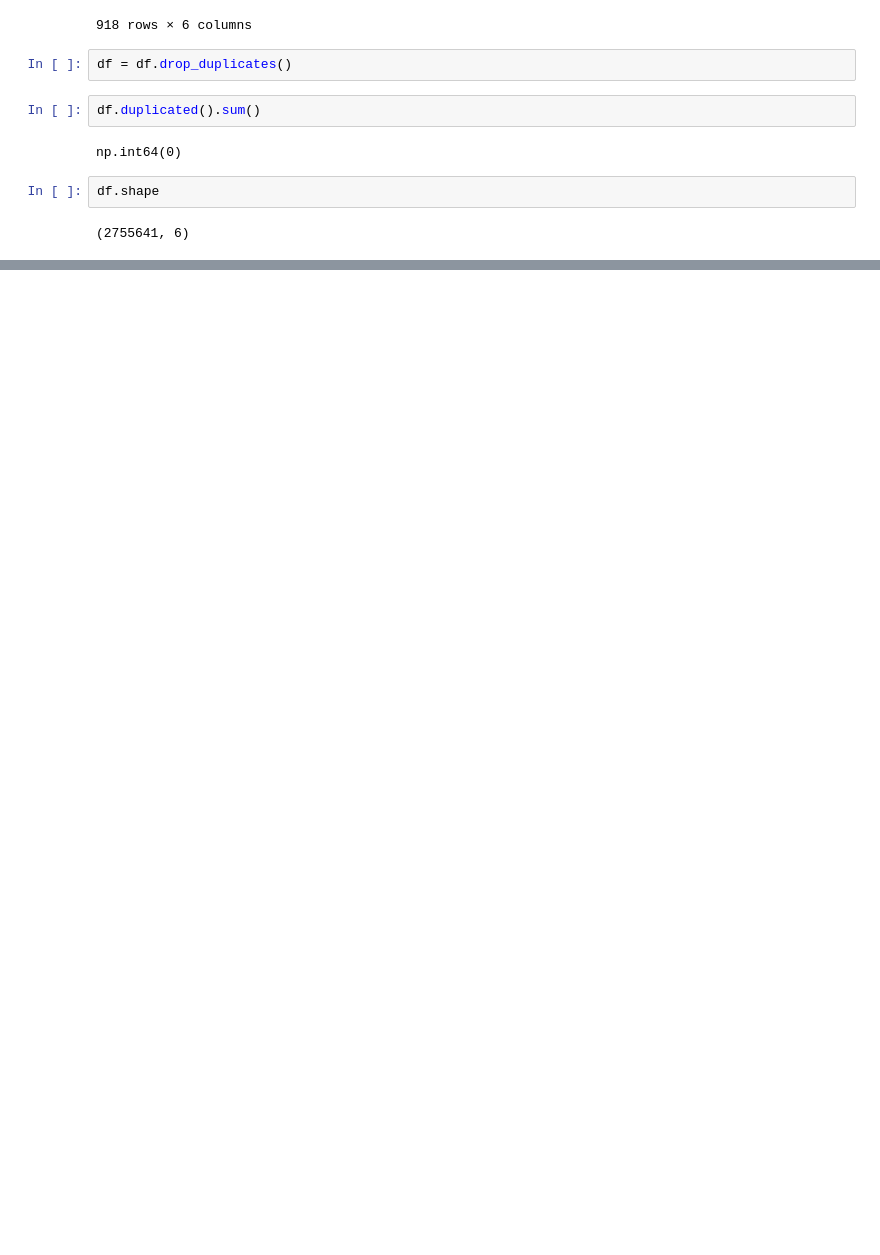
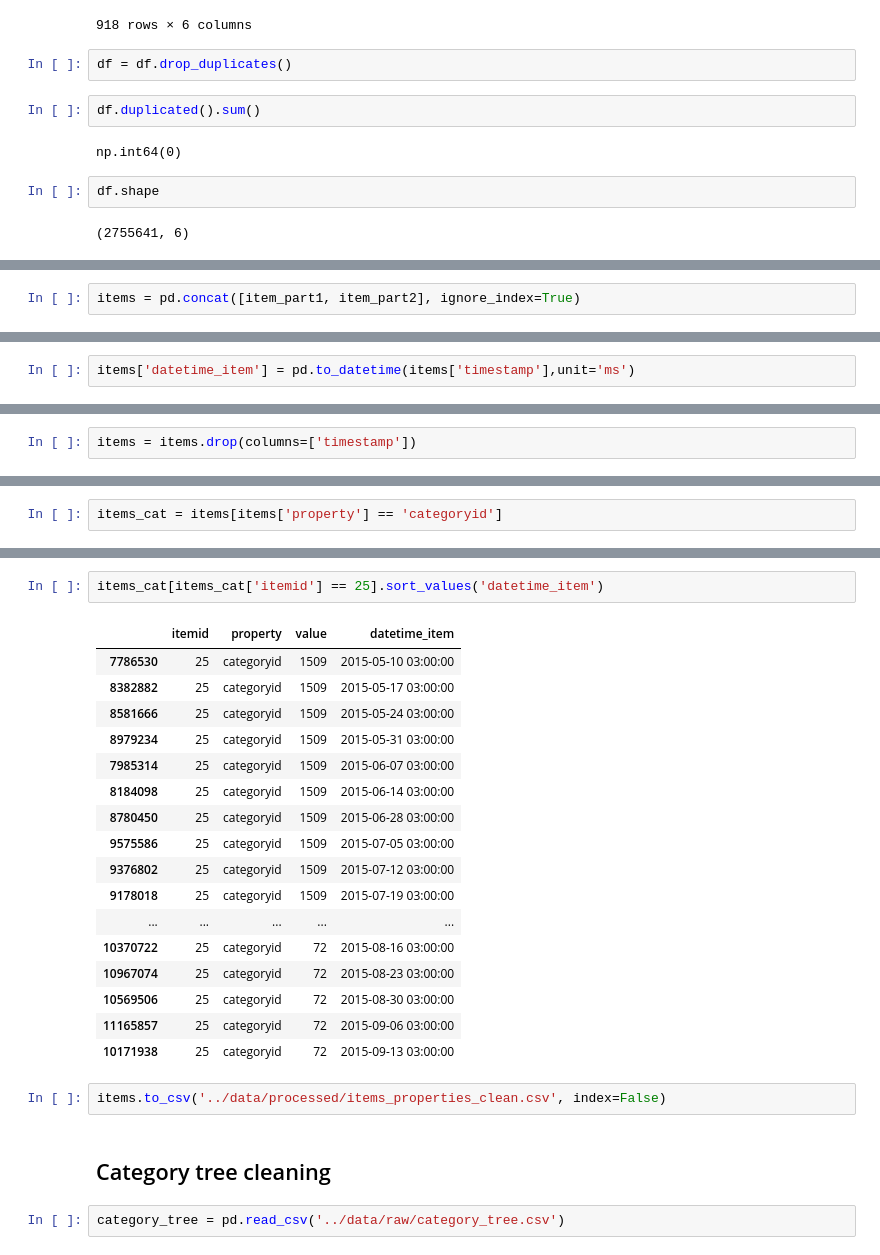
Before and after one commit to mrsli123/retailrocket-ecommerce-analysis, a Jupyter notebook: notebooks/01_data_cleaning.ipynb, the cells around one changed output, grey strips where cells are left out. Saved outputs shown, nothing was run; the diff lists cells and outputs as text; blank space fills up the shorter version.

Commit message:
Update data cleaning notebook

```diff
--- a/notebooks/01_data_cleaning.ipynb
+++ b/notebooks/01_data_cleaning.ipynb
@@ -222,0 +294,2 @@ df.shape
+# %%
+items = pd.concat([item_part1, item_part2], ignore_index=True)
@@ -222,0 +331,2 @@ df.shape
+# %%
+items['datetime_item'] = pd.to_datetime(items['timestamp'],unit='ms')
@@ -222,0 +357,2 @@ df.shape
+# %%
+items = items.drop(columns=['timestamp'])
@@ -222,0 +394,2 @@ df.shape
+# %%
+items_cat = items[items['property'] == 'categoryid']
@@ -222,0 +412,26 @@ df.shape
+# %%
+items_cat[items_cat['itemid'] == 25].sort_values('datetime_item')
+# %% [output]
+|  | itemid | property | value | datetime_item |
+| 7786530 | 25 | categoryid | 1509 | 2015-05-10 03:00:00 |
+| 8382882 | 25 | categoryid | 1509 | 2015-05-17 03:00:00 |
+| 8581666 | 25 | categoryid | 1509 | 2015-05-24 03:00:00 |
+| 8979234 | 25 | categoryid | 1509 | 2015-05-31 03:00:00 |
+| 7985314 | 25 | categoryid | 1509 | 2015-06-07 03:00:00 |
+| 8184098 | 25 | categoryid | 1509 | 2015-06-14 03:00:00 |
+| 8780450 | 25 | categoryid | 1509 | 2015-06-28 03:00:00 |
+| 9575586 | 25 | categoryid | 1509 | 2015-07-05 03:00:00 |
+| 9376802 | 25 | categoryid | 1509 | 2015-07-12 03:00:00 |
+| 9178018 | 25 | categoryid | 1509 | 2015-07-19 03:00:00 |
+| ... | ... | ... | ... | ... |
+| 10370722 | 25 | categoryid | 72 | 2015-08-16 03:00:00 |
+| 10967074 | 25 | categoryid | 72 | 2015-08-23 03:00:00 |
+| 10569506 | 25 | categoryid | 72 | 2015-08-30 03:00:00 |
+| 11165857 | 25 | categoryid | 72 | 2015-09-06 03:00:00 |
+| 10171938 | 25 | categoryid | 72 | 2015-09-13 03:00:00 |
+# %%
+items.to_csv('../data/processed/items_properties_clean.csv', index=False)
+# %% [markdown]
+## Category tree cleaning
+# %%
+category_tree = pd.read_csv('../data/raw/category_tree.csv')
```
Also changed, not shown: parts of 77 cells of this notebook.
